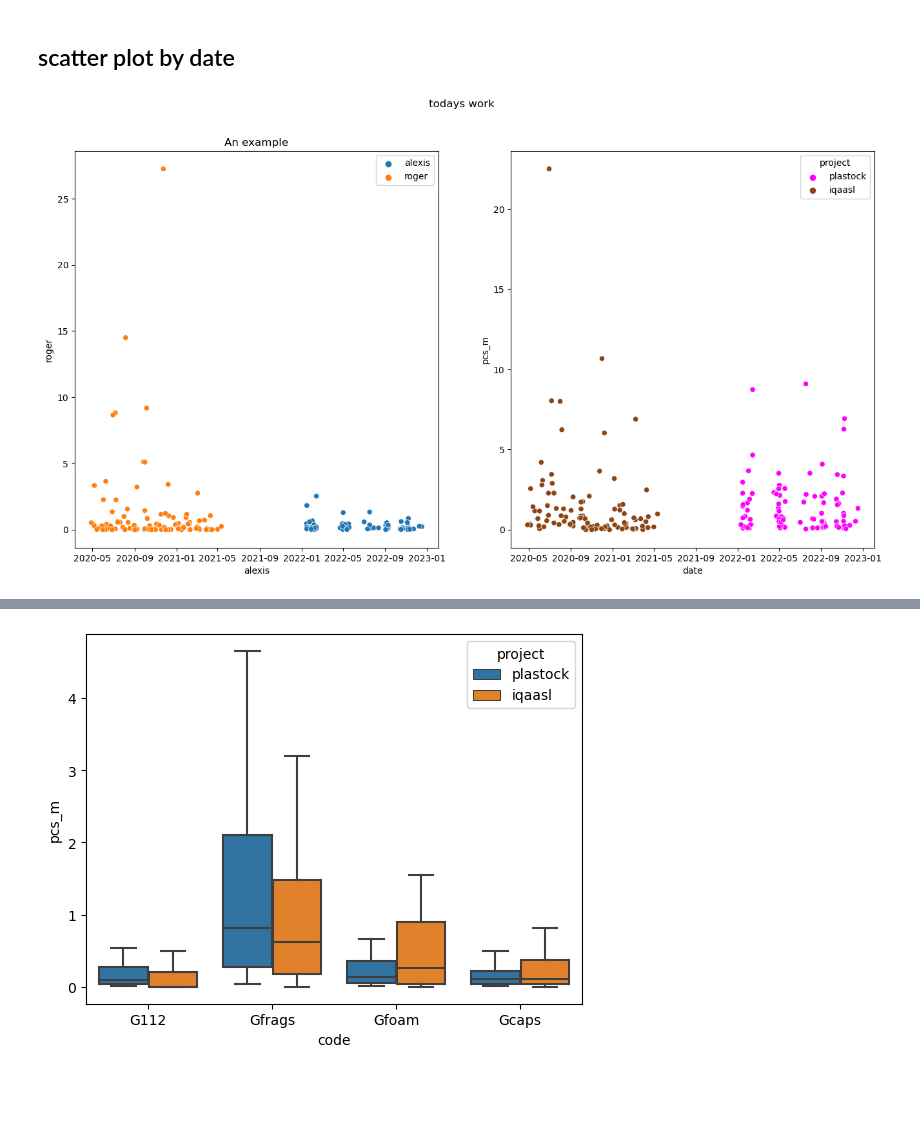
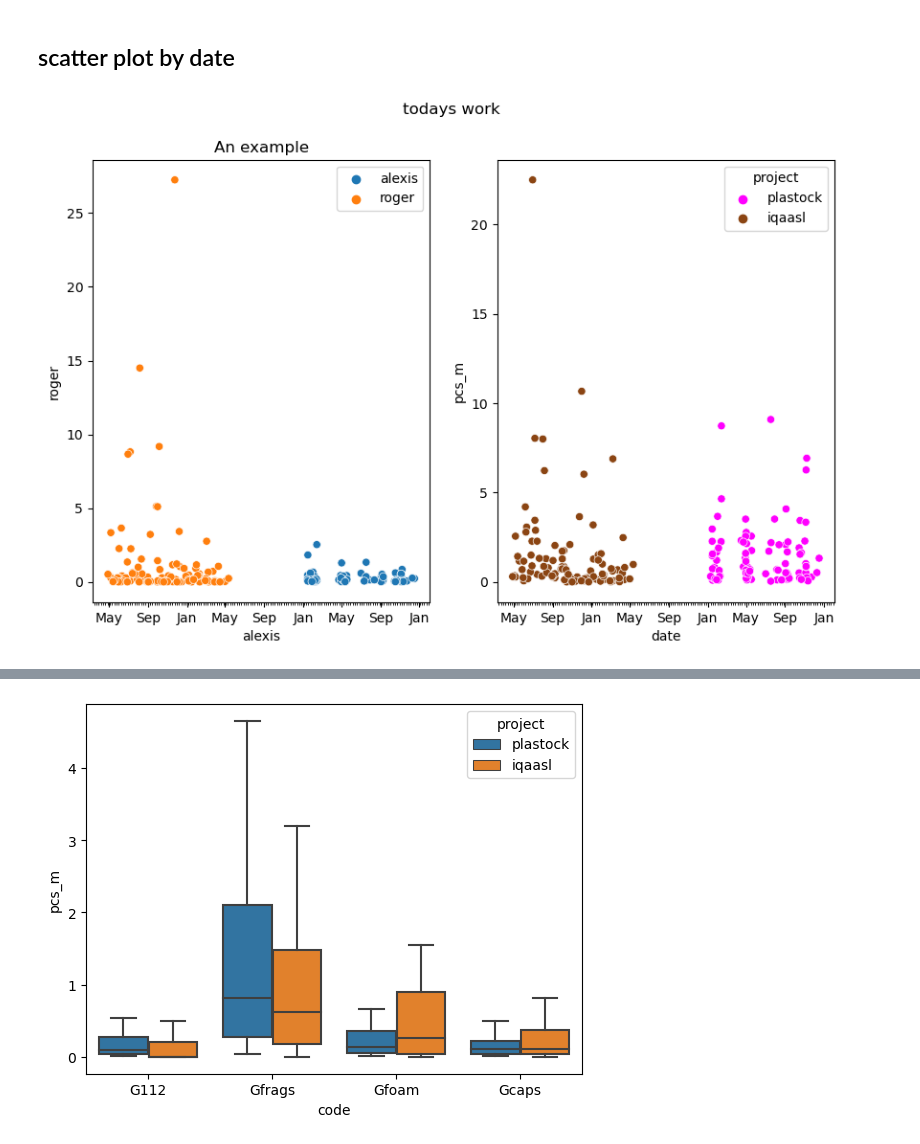
Before and after one commit to AssociationSauvegardeLeman/plastock, a Jupyter notebook: plastock_iqaasl.ipynb, the cells around one changed output, grey strips where cells are left out. Cells and saved outputs as stored; diff of their text form; code cells hidden in the pictures; blank space fills up the shorter version.

Commit message:
added date transforms to scatterplot, removed demonstration code

```diff
--- a/plastock_iqaasl.ipynb
+++ b/plastock_iqaasl.ipynb
@@ -201,28 +124,38 @@ pstock[pstock.code == "Gfrags"]
 ## scatter plot by date
 # %%
 # we need to aggregate by sample
+# axis notations
+months = mdates.MonthLocator(interval=1)
+months_fmt = mdates.DateFormatter("%b")
+days = mdates.DayLocator(interval=7)
 
 code = "Gfoam"
 daily_totals = workdata[workdata.code == code].groupby(["loc_date", "date", "project"], as_index=False).pcs_m.sum()
 daily_totalss = workdata[workdata.code == "Gfrags"].groupby(["loc_date", "date", "project"], as_index=False).pcs_m.sum()
-fig, ax = plt.subplots(1,2, figsize=(16, 8))
+fig, ax = plt.subplots(1,2, figsize=(10, 6))
 
 sns.scatterplot(data=daily_totals, x="date", y="pcs_m", ax=ax[0], hue="project")
 sns.scatterplot(data=daily_totalss, x="date", y="pcs_m", ax=ax[1], hue="project", palette= {"iqaasl":"saddlebrown", "plastock":"magenta"})
 
+# format ticks and locations
+ax[0].xaxis.set_minor_locator(days)
+ax[0].xaxis.set_major_formatter(months_fmt)
+
 h, l = ax[0].get_legend_handles_labels()
+ax[1].xaxis.set_minor_locator(days)
+ax[1].xaxis.set_major_formatter(months_fmt)
 
 
 labels = ["alexis", "roger"]
 
 ax[0].legend(h, labels)
 
 ax[0].set_xlabel("alexis")
 ax[0].set_ylabel("roger")
 ax[0].set_title("An example")
 plt.suptitle("todays work")
 
 plt.savefig("example.jpeg", dpi=300)
 plt.show()
 # %% [output]
-[figure, old version]
+[figure, new version]
```
Also changed, not shown: parts of 12 cells of this notebook, 1 other file.
